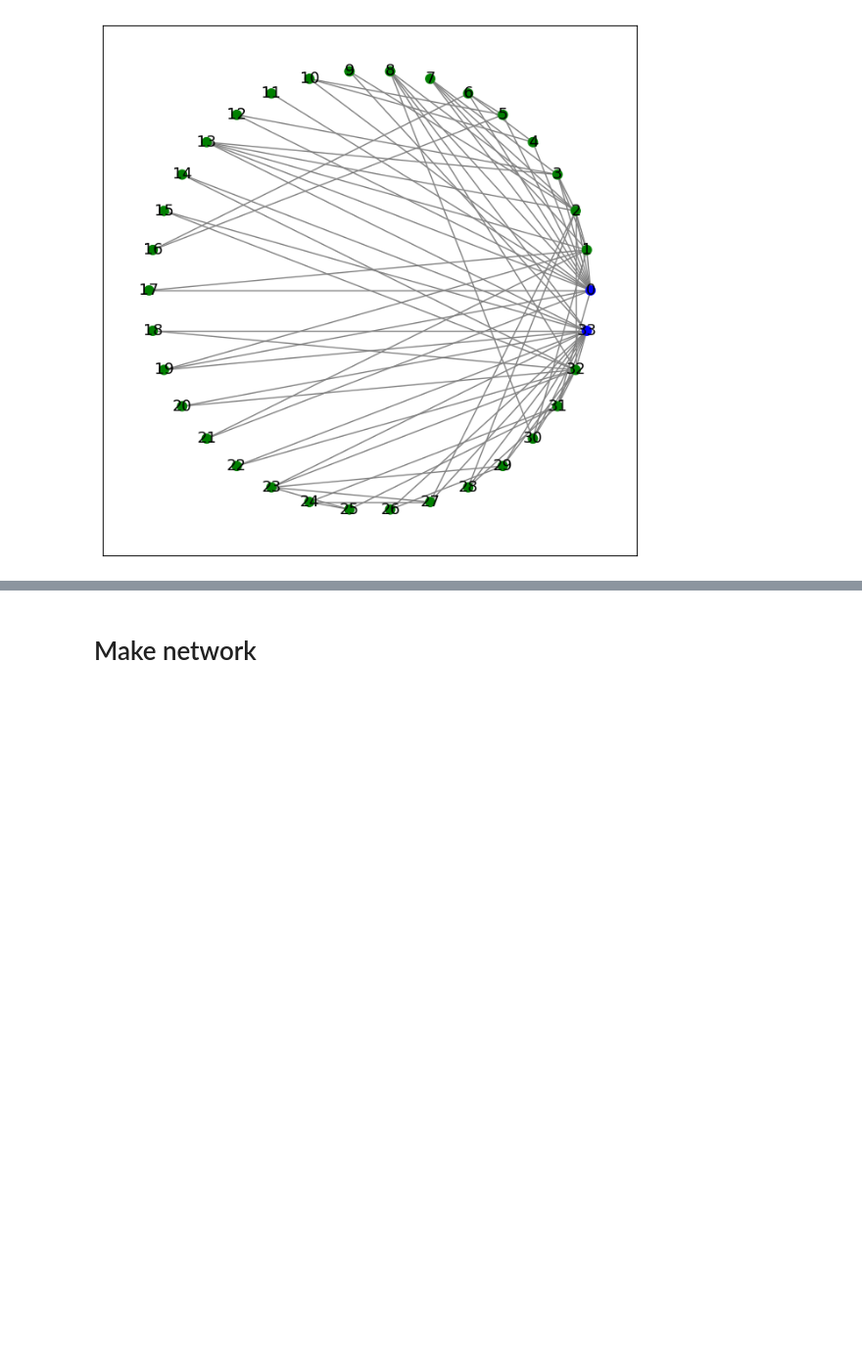
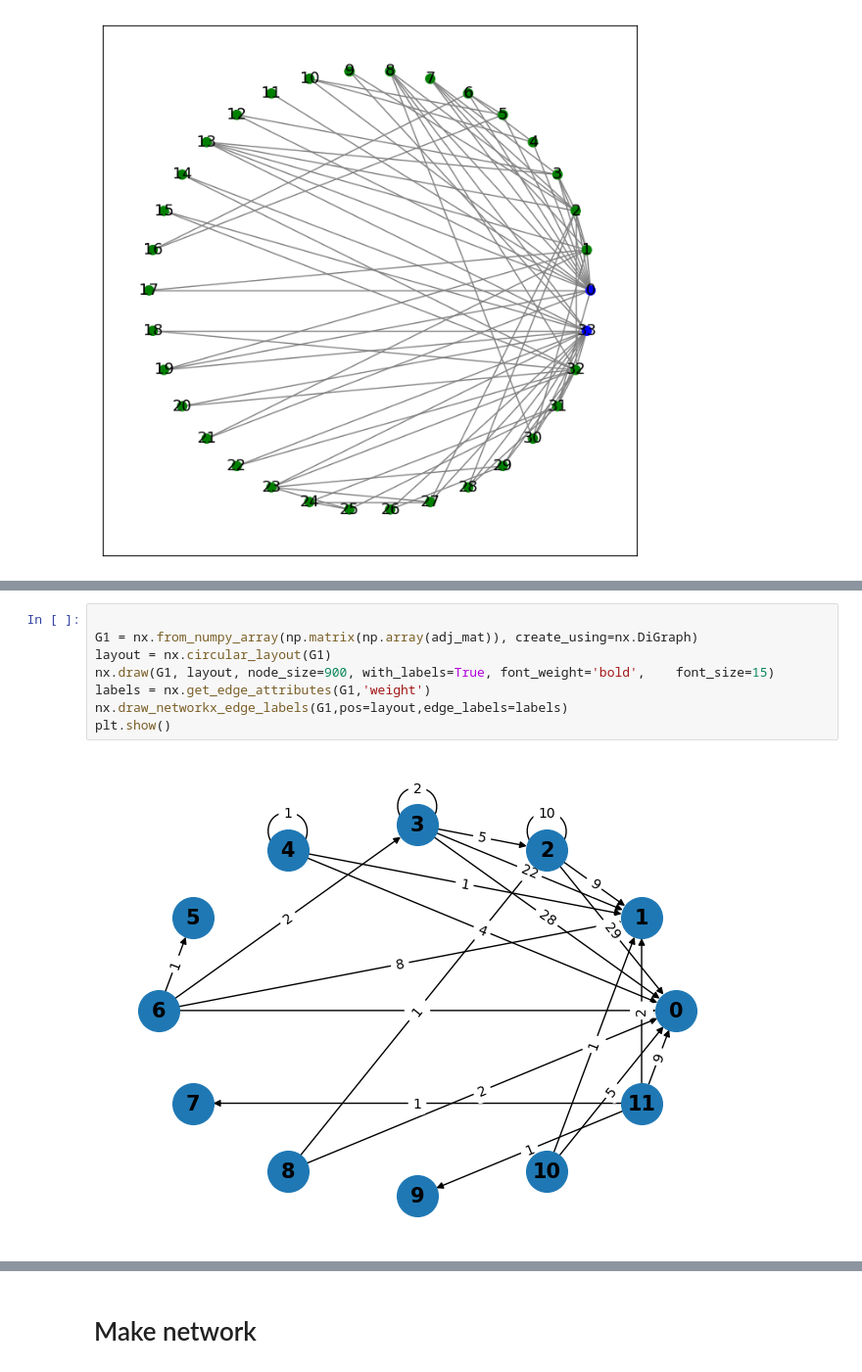
Before and after one commit to TAUforPython/machinelearning, a Jupyter notebook: GNN simple example Graph Convolution Network.ipynb, the cells around one changed output, grey strips where cells are left out. Shown at 98% size. Drawn from its saved outputs; the diff is of its cells as text; blank space fills up the shorter version.

```diff
--- a/GNN simple example Graph Convolution Network.ipynb
+++ b/GNN simple example Graph Convolution Network.ipynb
@@ -120,0 +348,10 @@ nx.draw_networkx(G, pos=nx.circular_layout(G), node_size=59, font_size = 13, edg
+# %%
+
+G1 = nx.from_numpy_array(np.matrix(np.array(adj_mat)), create_using=nx.DiGraph)
+layout = nx.circular_layout(G1)
+nx.draw(G1, layout, node_size=900, with_labels=True, font_weight='bold',    font_size=15)
+labels = nx.get_edge_attributes(G1,'weight')
+nx.draw_networkx_edge_labels(G1,pos=layout,edge_labels=labels)
+plt.show()
+# %% [output]
+[figure, added]
```
Also changed, not shown: parts of 30 cells of this notebook.
